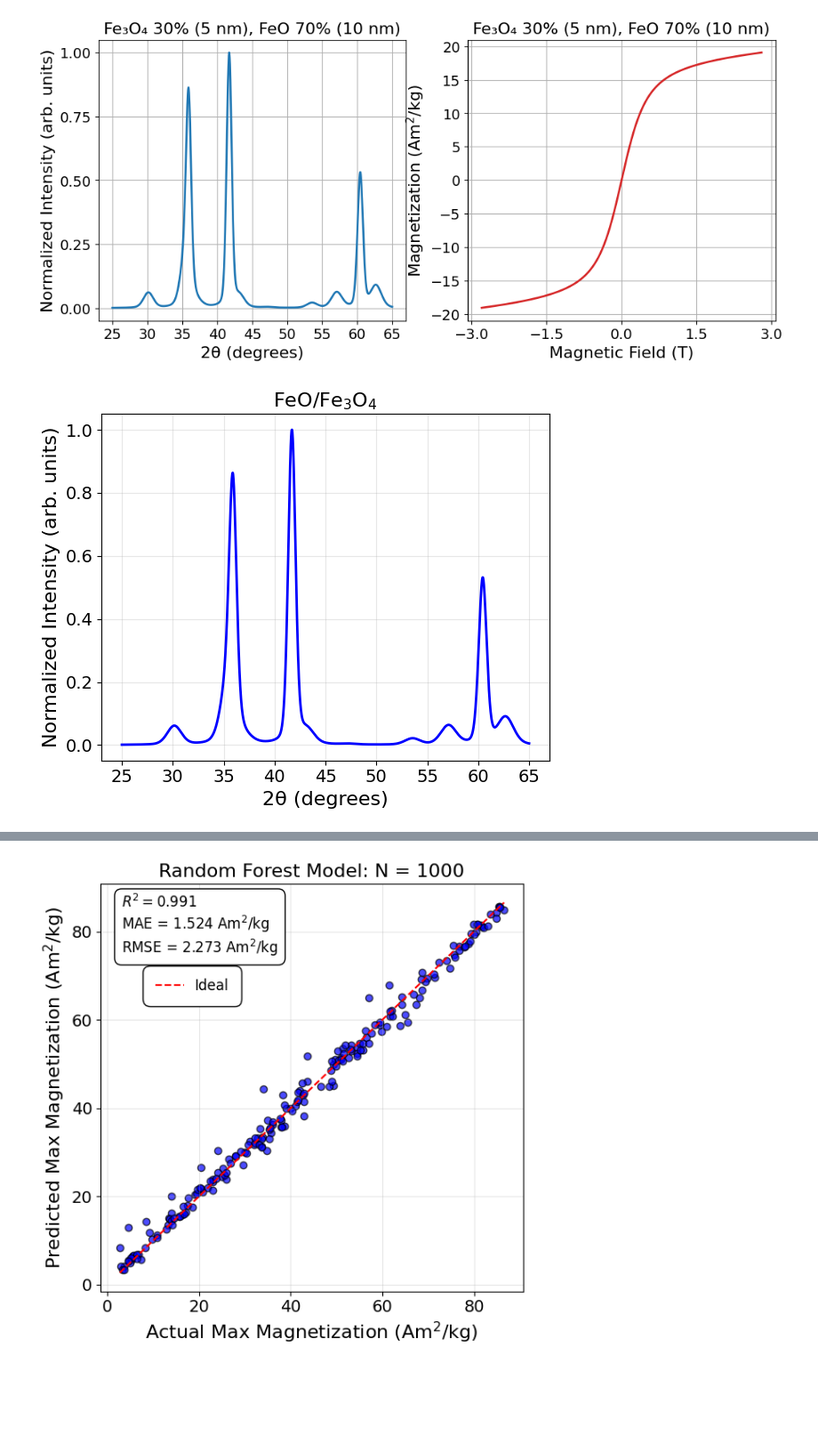
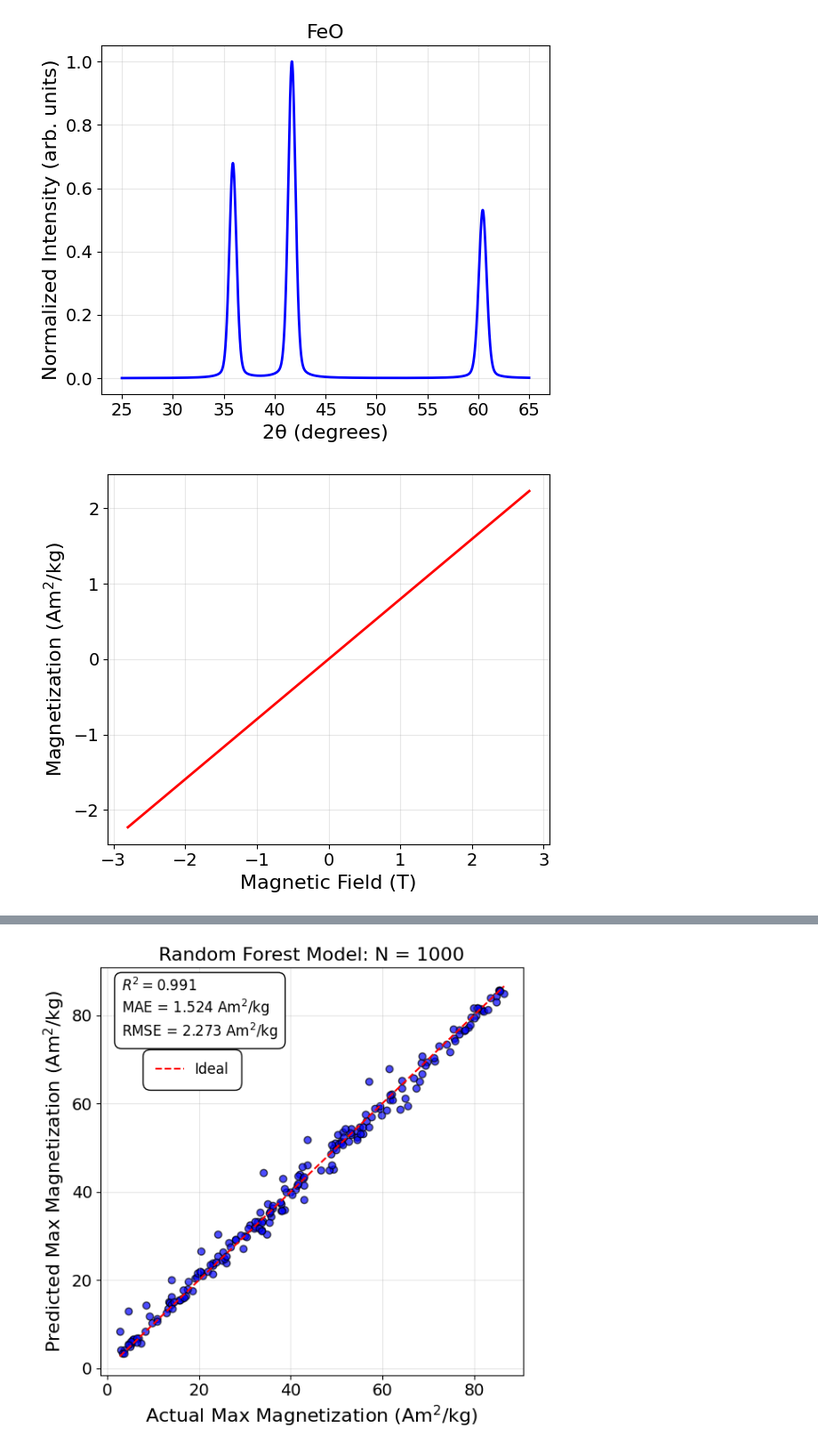
Before and after one commit to Fabel88/XRD-to-magnetization_iron_oxides, a Jupyter notebook: Fe3O4_FeO_XRD-Magnetization_RF_GB_Model_Inference_Plots_colab.ipynb, the cells around one changed output, grey strips where cells are left out. Shown at 89% size. Drawn from its saved outputs; the diff is of its cells as text; code cells hidden in the pictures; blank space fills up the shorter version.

```diff
--- a/Fe3O4_FeO_XRD-Magnetization_RF_GB_Model_Inference_Plots_colab.ipynb
+++ b/Fe3O4_FeO_XRD-Magnetization_RF_GB_Model_Inference_Plots_colab.ipynb
@@ -24,7 +24,7 @@ Successfully installed bibtexparser-1.4.3 monty-2025.3.3 palettable-3.3.3 pymatg
 # This code defines the functions to simulated XRD and M-H datasets for iron oxide nanoparticles
 import numpy as np
 import matplotlib.pyplot as plt
-from scipy.constants import k, mu_0, pi
+from scipy.constants import k as k_B, mu_0, pi
 from pymatgen.core import Structure
 from pymatgen.analysis.diffraction.xrd import XRDCalculator
 
@@ -41,7 +41,7 @@ def simulate_xrd_fe3o4_feo(grain_size_fe3o4_nm,
                            two_theta_range=(25, 65),
                            num_points=2000,
                            K=0.9,
-                           wavelength=1.5406,
+                           wavelength=1.54184,
                            instr_fwhm_deg=0.02):
 
 
@@ -79,7 +79,7 @@ def simulate_xrd_fe3o4_feo(grain_size_fe3o4_nm,
     intensity /= intensity.max()
     return two_theta, intensity
 
-# Simulate Langevin model for Fe3O4, surface effect/ spin canting for scaling Ms(D), linear paramagnetic FeO contribution, returns field array (T) and total magnetization in (Am^2/kg)
+# Simulate Langevin model for Fe3O4, surface defect effect/ spin canting for scaling Ms(D), linear paramagnetic FeO contribution, returns field array (T) and total magnetization in (Am^2/kg)
 def simulate_hysteresis_langevin(grain_size_nm,
                                       phase_frac_fe3o4,
                                       spin_canting_layer_nm=0.3, # Could be tuned depending on experimental data
@@ -108,10 +108,10 @@ def simulate_hysteresis_langevin(grain_size_nm,
     B = np.linspace(B_min, B_max, n_points)
 
     # Langevin function
-    alpha = mu_eff * B / (k * T)
-    L = np.zeros_like(alpha)
-    mask = np.abs(alpha) > 1e-8
-    L[mask] = 1/np.tanh(alpha[mask]) - 1/alpha[mask]
+    x = mu_eff * B / (k_B * T)
+    L = np.zeros_like(x)
+    mask = np.abs(x) > 1e-8
+    L[mask] = 1/np.tanh(x[mask]) - 1/x[mask]
 
     # Mixed phased magnetization
     M_spm  = phase_frac_fe3o4 * Ms_size * L
@@ -127,7 +127,7 @@ import matplotlib.pyplot as plt
 # Sample parameters
 grain_size_fe3o4 = 5 # Fe3O4 grain size in nm
 grain_size_feo   = 10 # FeO grain size in nm
-phase_frac       = 0.3 # fraction of Fe3O4 (0-1)
+phase_frac       = 0.0 # fraction of Fe3O4 (0-1)
 
 # Simulate XRD
 two_theta, xrd_intensity = simulate_xrd_fe3o4_feo(
@@ -143,39 +143,39 @@ B_field, M_curve = simulate_hysteresis_langevin(
 )
 
 # Plot side by side
-fig, (ax1, ax2) = plt.subplots(1, 2, figsize=(12, 5))
+#fig, (ax1, ax2) = plt.subplots(1, 2, figsize=(12, 5))
 
 # Font size parameters
 label_fontsize = 16
 tick_fontsize = 14
 title_fontsize = 16
 
-# XRD plot
-ax1.plot(two_theta, xrd_intensity, lw=2.0, color='tab:blue')
-ax1.set_xlabel('2θ (degrees)', fontsize=label_fontsize)
-ax1.set_ylabel('Normalized Intensity (arb. units)', fontsize=label_fontsize)
-ax1.set_title(
-    f'Fe₃O₄ {phase_frac*100:.0f}% ({grain_size_fe3o4:.0f} nm), '
-    f'FeO {(1-phase_frac)*100:.0f}% ({grain_size_feo:.0f} nm)',
-    fontsize=title_fontsize
-)
-ax1.set_xticks([25, 30, 35, 40, 45, 50, 55, 60, 65])
-ax1.set_yticks([0.0, 0.25, 0.5, 0.75, 1.0])
-ax1.tick_params(axis='both', labelsize=tick_fontsize)
-ax1.grid(True)
+# XRD plot combined plots, not used
+#ax1.plot(two_theta, xrd_intensity, lw=2.0, color='tab:blue')
+#ax1.set_xlabel('2θ (degrees)', fontsize=label_fontsize)
+#ax1.set_ylabel('Normalized Intensity (arb. units)', fontsize=label_fontsize)
+#ax1.set_title(
+#    f'Fe₃O₄ {phase_frac*100:.0f}% ({grain_size_fe3o4:.0f} nm), '
+#    f'FeO {(1-phase_frac)*100:.0f}% ({grain_size_feo:.0f} nm)',
+#    fontsize=title_fontsize
+#)
+#ax1.set_xticks([25, 30, 35, 40, 45, 50, 55, 60, 65])
+#ax1.set_yticks([0.0, 0.25, 0.5, 0.75, 1.0])
+#ax1.tick_params(axis='both', labelsize=tick_fontsize)
+#ax1.grid(True)
 
 # M–H plot
-ax2.plot(B_field, M_curve, lw=2.0, color='tab:red')
-ax2.set_xlabel('Magnetic Field (T)', fontsize=label_fontsize)
-ax2.set_ylabel('Magnetization (Am$^2$/kg)', fontsize=label_fontsize)
-ax2.set_title(
-    f'Fe₃O₄ {phase_frac*100:.0f}% ({grain_size_fe3o4:.0f} nm), '
-    f'FeO {(1-phase_frac)*100:.0f}% ({grain_size_feo:.0f} nm)',
-    fontsize=title_fontsize
-)
-ax2.tick_params(axis='both', labelsize=tick_fontsize)
-ax2.set_xticks([-3, -1.5, 0, 1.5, 3])
-ax2.grid(True)
+#ax2.plot(B_field, M_curve, lw=2.0, color='tab:red')
+#ax2.set_xlabel('Magnetic Field (T)', fontsize=label_fontsize)
+#ax2.set_ylabel('Magnetization (Am$^2$/kg)', fontsize=label_fontsize)
+#ax2.set_title(
+#    f'Fe₃O₄ {phase_frac*100:.0f}% ({grain_size_fe3o4:.0f} nm), '
+#    f'FeO {(1-phase_frac)*100:.0f}% ({grain_size_feo:.0f} nm)',
+#    fontsize=title_fontsize
+#)
+#ax2.tick_params(axis='both', labelsize=tick_fontsize)
+#ax2.set_xticks([-3, -1.5, 0, 1.5, 3])
+#ax2.grid(True)
 
 # Seperate plots
 
@@ -186,7 +186,9 @@ plt.xlabel("2θ (degrees)", fontsize=16)
 plt.ylabel("Normalized Intensity (arb. units)", fontsize=16)
 plt.yticks(fontsize=14)
 plt.xticks(fontsize=14)
-plt.title("FeO/Fe$_3$O$_4$", fontsize=16)
+plt.title("FeO", fontsize=16)
+#plt.title("FeO/Fe$_3$O$_4$", fontsize=16)
+#plt.title("Fe$_3$O$_4$", fontsize=16)
 #plt.legend(fontsize=14)
 plt.grid(alpha=0.3)
 plt.tight_layout()
@@ -220,32 +222,32 @@ for spine in ax.spines.values():
 
 ax.set_facecolor("white")
 fig.patch.set_facecolor("white")
 
 plt.tight_layout()
 # fig.savefig("xrd_curve_only.png", dpi=300, bbox_inches="tight")
 plt.show()
 
 # Minimal M–B curve only
 fig, ax = plt.subplots(figsize=(10, 5))
 ax.plot(B_field, M_curve, lw=2, color="r")
 
 # Remove everything except the curve
 ax.set_xticks([])
 ax.set_yticks([])
 ax.set_xlabel("")
 ax.set_ylabel("")
 ax.set_title("")
 ax.grid(False)
 
 for spine in ax.spines.values():
     spine.set_visible(False)
 
 ax.set_facecolor("white")
 fig.patch.set_facecolor("white")
 
 plt.tight_layout()
 # fig.savefig("mh_curve_only.png", dpi=300, bbox_inches="tight")
 plt.show()
 # %% [output]
-[figure, old version]
+[figure, new version]
-[figure, old version]
+[figure, new version]
```
Also changed, not shown: parts of 5 cells of this notebook.
